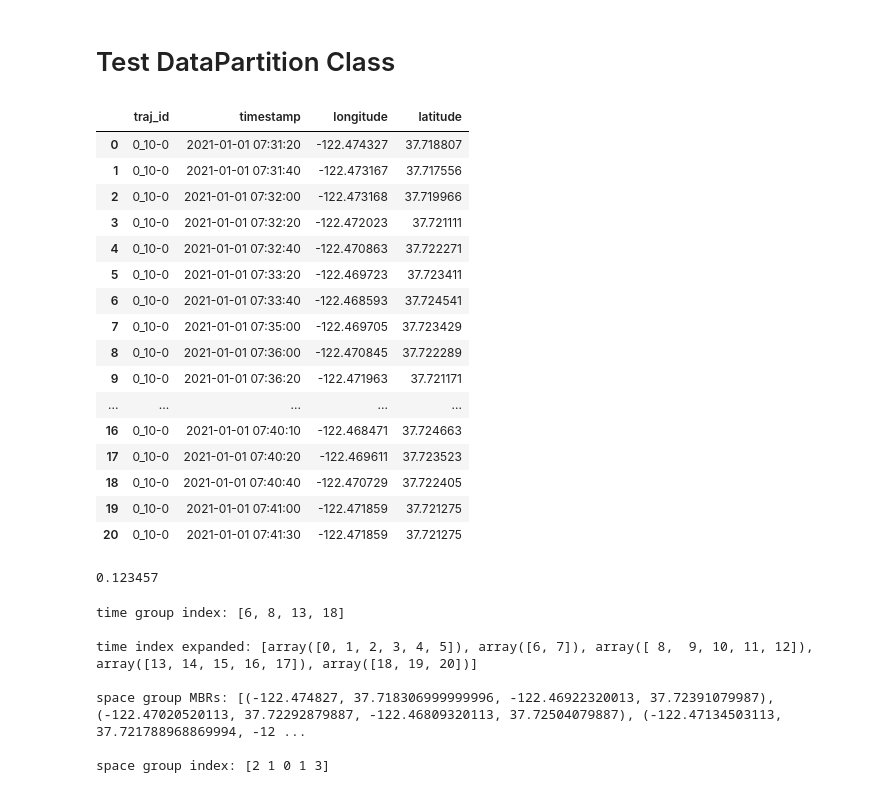
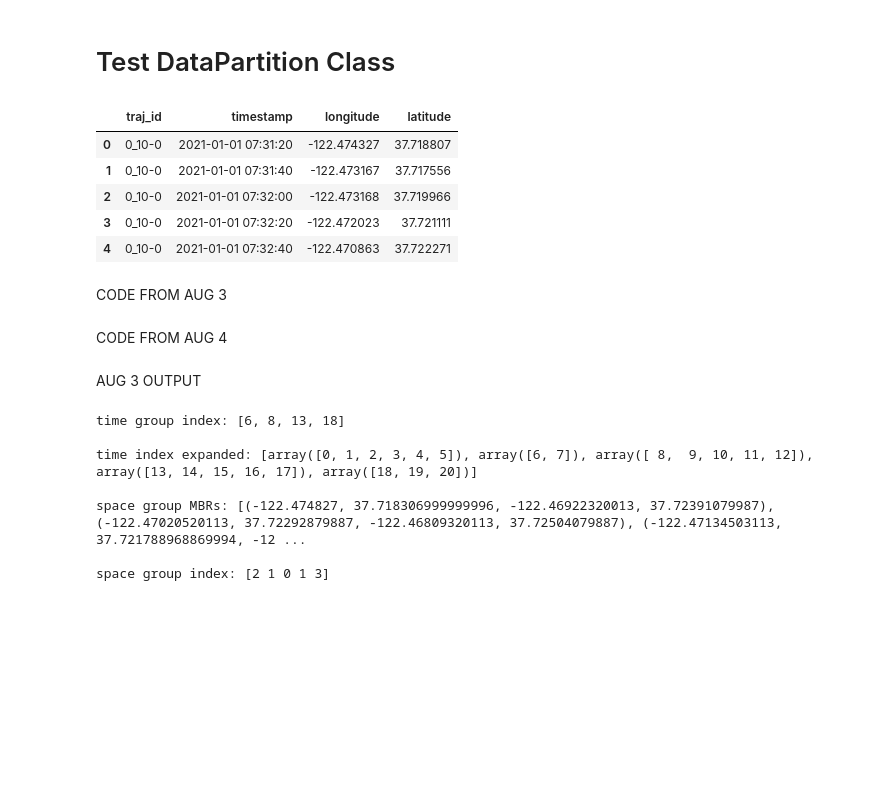
Before and after one commit to ana-e-uk/mapmetadata, a Jupyter notebook: testing/test_osmnx.ipynb, the cells around one changed output. Saved outputs shown, nothing was run; the diff lists cells and outputs as text; code cells hidden in the pictures; blank space fills up the shorter version.

```diff
--- a/testing/test_osmnx.ipynb
+++ b/testing/test_osmnx.ipynb
@@ -28,31 +22,17 @@ for i, j in zip(add_to_lat, add_to_lon):
 # Test DataPartition Class
 # %%
 import pandas as pd
-df = pd.read_csv("/Users/bean/Documents/Doctorate/1Research/MapMetadata/mapmetadata/osmnx_test.csv")
-df
+df = pd.read_csv("/Users/bean/Documents/Doctorate/1Research/MapMetadata/mapmetadata/testing/test_osmnx.csv")
+df.head()
 # %% [output]
 |  | traj_id | timestamp | longitude | latitude |
 | 0 | 0_10-0 | 2021-01-01 07:31:20 | -122.474327 | 37.718807 |
 | 1 | 0_10-0 | 2021-01-01 07:31:40 | -122.473167 | 37.717556 |
 | 2 | 0_10-0 | 2021-01-01 07:32:00 | -122.473168 | 37.719966 |
 | 3 | 0_10-0 | 2021-01-01 07:32:20 | -122.472023 | 37.721111 |
 | 4 | 0_10-0 | 2021-01-01 07:32:40 | -122.470863 | 37.722271 |
-| 5 | 0_10-0 | 2021-01-01 07:33:20 | -122.469723 | 37.723411 |
-| 6 | 0_10-0 | 2021-01-01 07:33:40 | -122.468593 | 37.724541 |
-| 7 | 0_10-0 | 2021-01-01 07:35:00 | -122.469705 | 37.723429 |
-| 8 | 0_10-0 | 2021-01-01 07:36:00 | -122.470845 | 37.722289 |
-| 9 | 0_10-0 | 2021-01-01 07:36:20 | -122.471963 | 37.721171 |
-| ... | ... | ... | ... | ... |
-| 16 | 0_10-0 | 2021-01-01 07:40:10 | -122.468471 | 37.724663 |
-| 17 | 0_10-0 | 2021-01-01 07:40:20 | -122.469611 | 37.723523 |
-| 18 | 0_10-0 | 2021-01-01 07:40:40 | -122.470729 | 37.722405 |
-| 19 | 0_10-0 | 2021-01-01 07:41:00 | -122.471859 | 37.721275 |
-| 20 | 0_10-0 | 2021-01-01 07:41:30 | -122.471859 | 37.721275 |
-# %%
-num = 0.12345678901234567890
-round(num, 6)
-# %% [output]
-0.123457
+# %% [markdown]
+CODE FROM AUG 3
 # %%
 import pandas as pd
 import numpy as np
@@ -339,3 +319,5 @@ class DataPartition:
         # base_df = np.stack([self.traj_ids, self.latitudes, self.longitudes, self.speeds, s, d, k, u_dist, v_dist, distances]).transpose()
         base_df = np.stack([self.traj_ids, self.timestamps, self.speeds, s, d, k, u_dist, v_dist, distances]).transpose()
         return base_df
+# %% [markdown]
+CODE FROM AUG 4
@@ -342,3 +622,5 @@ class DataPartition:
+# %% [markdown]
+AUG 3 OUTPUT
 # %%
 partition = DataPartition(df)
 partition.print_group_indices()
```
Also changed, not shown: parts of 6 cells of this notebook, 4 other files.
